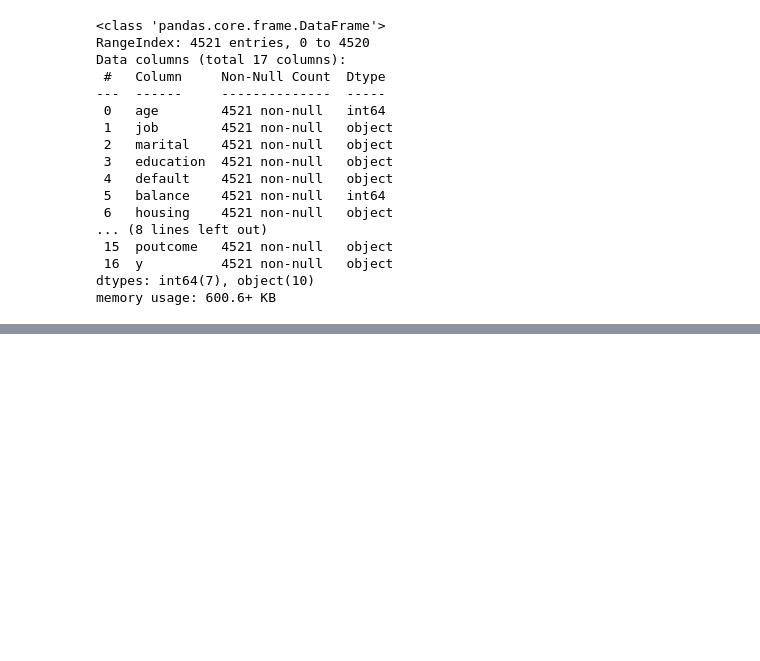
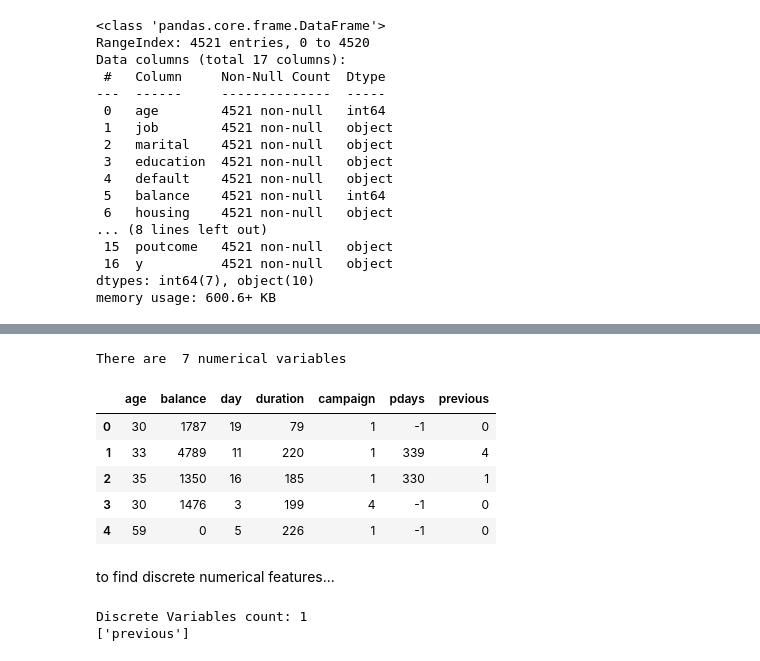
Before and after one commit to Deshan-Senanayake/Classification-ML-CW, a Jupyter notebook: Dataset preparation.ipynb, the cells around one changed output, grey strips where cells are left out. Drawn from its saved outputs; the diff is of its cells as text; code cells hidden in the pictures; blank space fills up the shorter version.

```diff
--- a/Dataset preparation.ipynb
+++ b/Dataset preparation.ipynb
@@ -89,0 +181,24 @@ memory usage: 600.6+ KB
+# %%
+numerical_features = [feature for feature in df.columns if ((df[feature].dtypes != 'O') & (feature not in ['y']))]
+print('There are ', len(numerical_features), 'numerical variables')
+
+# visualising
+df[numerical_features].head()
+# %% [output]
+There are  7 numerical variables
+|  | age | balance | day | duration | campaign | pdays | previous |
+| 0 | 30 | 1787 | 19 | 79 | 1 | -1 | 0 |
+| 1 | 33 | 4789 | 11 | 220 | 1 | 339 | 4 |
+| 2 | 35 | 1350 | 16 | 185 | 1 | 330 | 1 |
+| 3 | 30 | 1476 | 3 | 199 | 4 | -1 | 0 |
+| 4 | 59 | 0 | 5 | 226 | 1 | -1 | 0 |
+# %% [markdown]
+to find discrete numerical features...
+# %%
+discrete_features = [feature for feature in numerical_features if len(df[feature].unique()) < 25]
+
+print("Discrete Variables count: {}".format(len(discrete_features)))
+print(discrete_features)
+# %% [output]
+Discrete Variables count: 1
+['previous']
```
Also changed, not shown: parts of 8 cells of this notebook.
